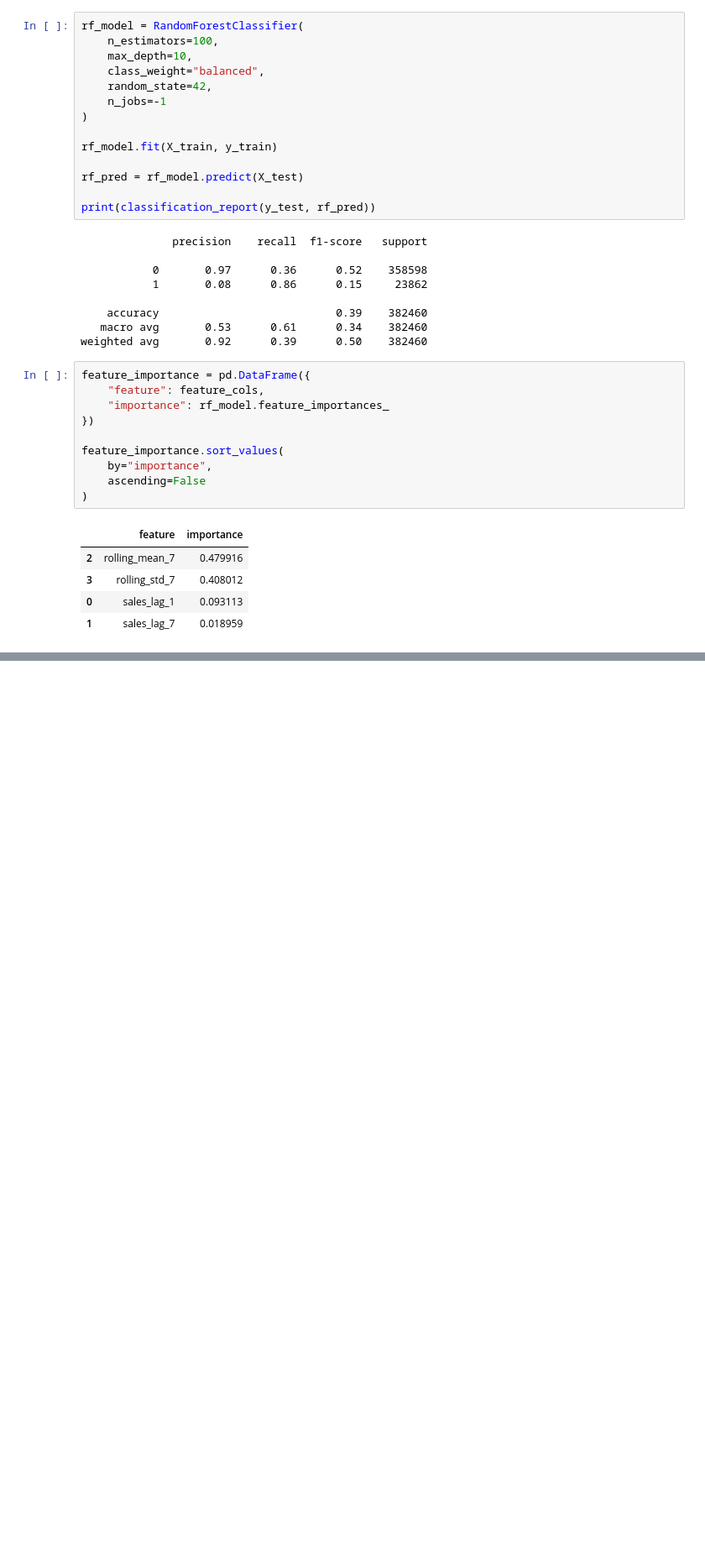
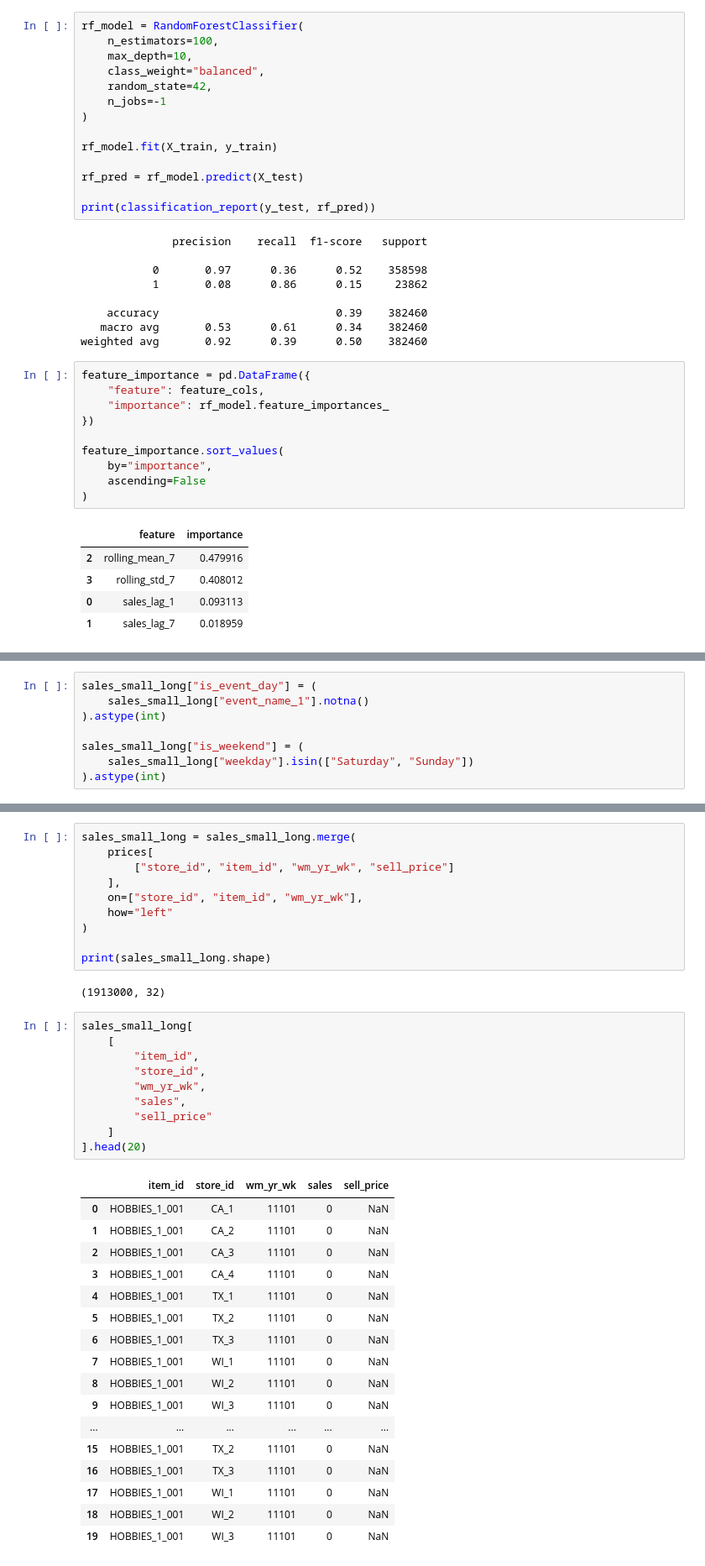
Before and after one commit to suhailyunus/supply-chain-stress-prediction, a Jupyter notebook: notebooks/exploratory_annotated_updated.ipynb, the cells around one changed output, grey strips where cells are left out. Shown at 84% size. Cells and saved outputs as stored; diff of their text form; blank space fills up the shorter version.

```diff
--- a/notebooks/exploratory_annotated_updated.ipynb
+++ b/notebooks/exploratory_annotated_updated.ipynb
@@ -776,0 +868,8 @@ feature_importance.sort_values(
+# %%
+sales_small_long["is_event_day"] = (
+    sales_small_long["event_name_1"].notna()
+).astype(int)
+
+sales_small_long["is_weekend"] = (
+    sales_small_long["weekday"].isin(["Saturday", "Sunday"])
+).astype(int)
@@ -776,0 +952,40 @@ feature_importance.sort_values(
+# %%
+sales_small_long = sales_small_long.merge(
+    prices[
+        ["store_id", "item_id", "wm_yr_wk", "sell_price"]
+    ],
+    on=["store_id", "item_id", "wm_yr_wk"],
+    how="left"
+)
+
+print(sales_small_long.shape)
+# %% [output]
+(1913000, 32)
+# %%
+sales_small_long[
+    [
+        "item_id",
+        "store_id",
+        "wm_yr_wk",
+        "sales",
+        "sell_price"
+    ]
+].head(20)
+# %% [output]
+|  | item_id | store_id | wm_yr_wk | sales | sell_price |
+| 0 | HOBBIES_1_001 | CA_1 | 11101 | 0 | NaN |
+| 1 | HOBBIES_1_001 | CA_2 | 11101 | 0 | NaN |
+| 2 | HOBBIES_1_001 | CA_3 | 11101 | 0 | NaN |
+| 3 | HOBBIES_1_001 | CA_4 | 11101 | 0 | NaN |
+| 4 | HOBBIES_1_001 | TX_1 | 11101 | 0 | NaN |
+| 5 | HOBBIES_1_001 | TX_2 | 11101 | 0 | NaN |
+| 6 | HOBBIES_1_001 | TX_3 | 11101 | 0 | NaN |
+| 7 | HOBBIES_1_001 | WI_1 | 11101 | 0 | NaN |
+| 8 | HOBBIES_1_001 | WI_2 | 11101 | 0 | NaN |
+| 9 | HOBBIES_1_001 | WI_3 | 11101 | 0 | NaN |
+| ... | ... | ... | ... | ... | ... |
+| 15 | HOBBIES_1_001 | TX_2 | 11101 | 0 | NaN |
+| 16 | HOBBIES_1_001 | TX_3 | 11101 | 0 | NaN |
+| 17 | HOBBIES_1_001 | WI_1 | 11101 | 0 | NaN |
+| 18 | HOBBIES_1_001 | WI_2 | 11101 | 0 | NaN |
+| 19 | HOBBIES_1_001 | WI_3 | 11101 | 0 | NaN |
```
Also changed, not shown: parts of 18 cells of this notebook, 2 other files.
